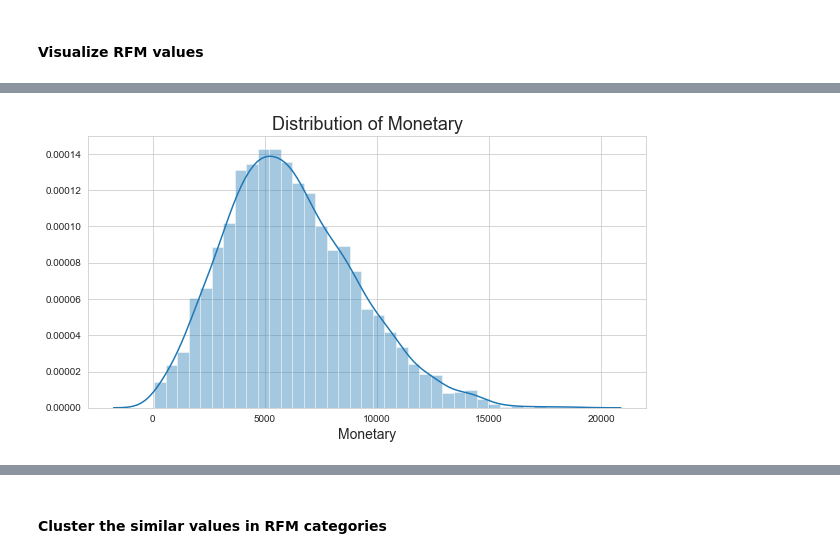
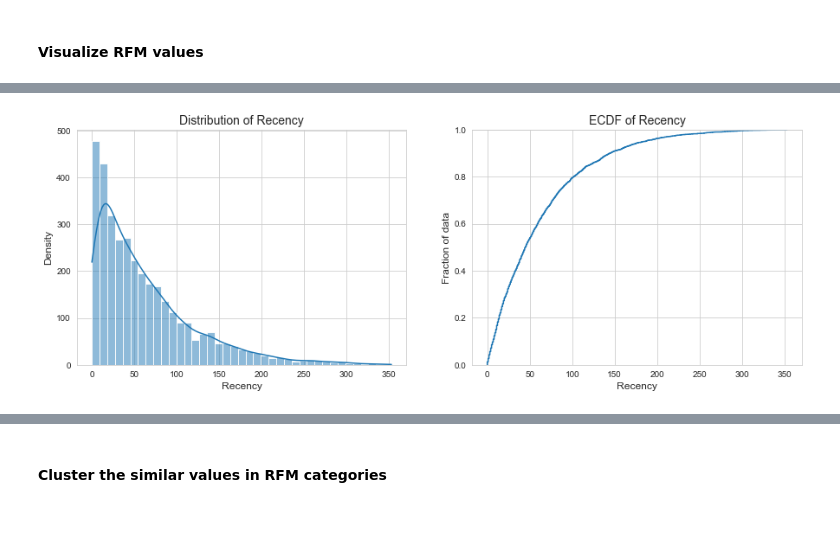
Before and after one commit to simo2712/VI_kpmg_data_analytics, a Jupyter notebook: Task_2/Task 2.2 - Data Insights.ipynb, the cells around one changed output, grey strips where cells are left out. Drawn from its saved outputs; the diff is of its cells as text; code cells hidden in the pictures; blank space fills up the shorter version.

```diff
--- a/Task_2/Task 2.2 - Data Insights.ipynb
+++ b/Task_2/Task 2.2 - Data Insights.ipynb
@@ -15,6 +15,8 @@ import pandas as pd
 import numpy as np
 import matplotlib.pyplot as plt
 import seaborn as sns
+
+sns.set_context(rc={"font.size":10,"axes.titlesize":18,"axes.labelsize":12})
 # %% [markdown]
 ## Import data
 # %%
@@ -598,9 +583,18 @@ plt.show()
-# %%
-# Plot Distribution of Monetary
-plt.figure(figsize=(10,5))
-sns.distplot(customers['monetary'])
-plt.xlabel('Monetary', fontsize=14)
-plt.title('Distribution of Monetary', fontsize=18)
-plt.show()
-# %% [output]
-[figure, removed]
+# %%
+# Plot Distribution and CDF of Recency
+fig, axes = plt.subplots(1, 2, figsize=(15,5), sharex=True)
+
+
+# Recency distribution
+sns.histplot(ax=axes[0], x=customers['recency'], kde=True)
+axes[0].set_title('Distribution of Recency', fontsize=14)
+axes[0].set(xlabel='Recency', ylabel='Density',)
+
+# Recency distribution
+sns.ecdfplot(ax=axes[1], x=customers['recency'])
+axes[1].set_title('ECDF of Recency', fontsize=14)
+axes[1].set(xlabel='Recency', ylabel='Fraction of data')
+
+plt.show()
+# %% [output]
+[figure, added]
```
Also changed, not shown: parts of 11 cells of this notebook.
